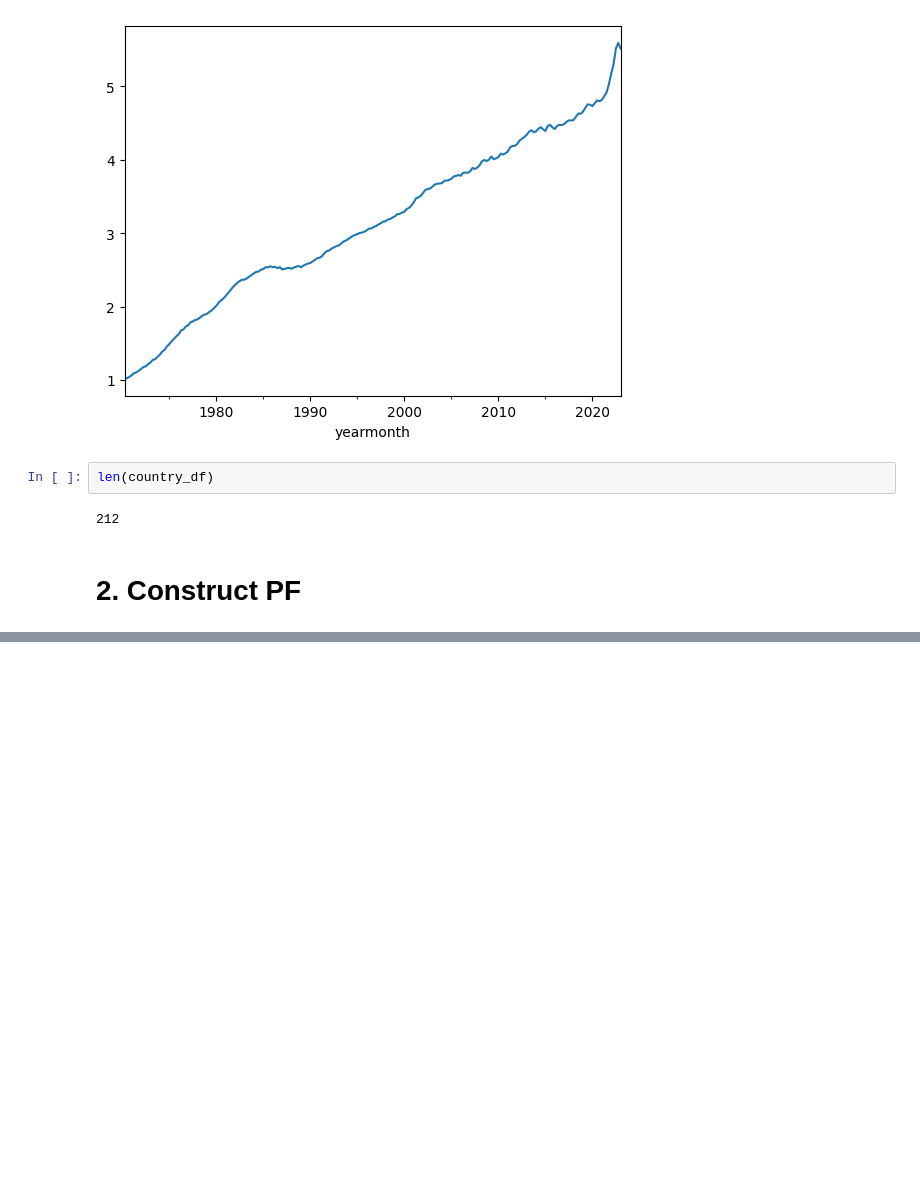
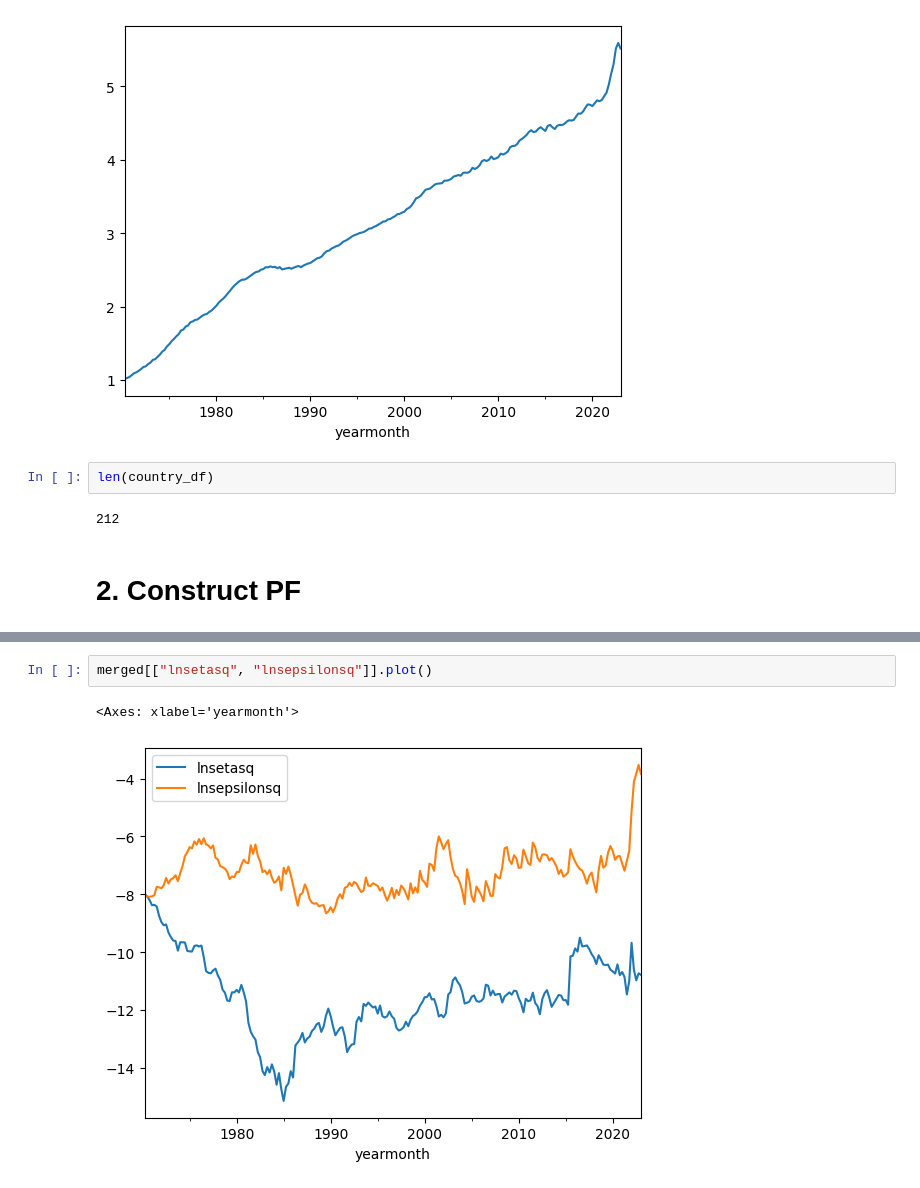
Before and after one commit to mvanaltvorst/seminar, a Jupyter notebook: notebooks/explore/ucsv_particle_filter.ipynb, the cells around one changed output, grey strips where cells are left out. Drawn from its saved outputs; the diff is of its cells as text; blank space fills up the shorter version.

```diff
--- a/notebooks/explore/ucsv_particle_filter.ipynb
+++ b/notebooks/explore/ucsv_particle_filter.ipynb
@@ -56,0 +214,5 @@ class UCSVPF:
+# %%
+merged[["lnsetasq", "lnsepsilonsq"]].plot()
+# %% [output]
+<Axes: xlabel='yearmonth'>
+[figure, added]
```
Also changed, not shown: parts of 10 cells of this notebook.
